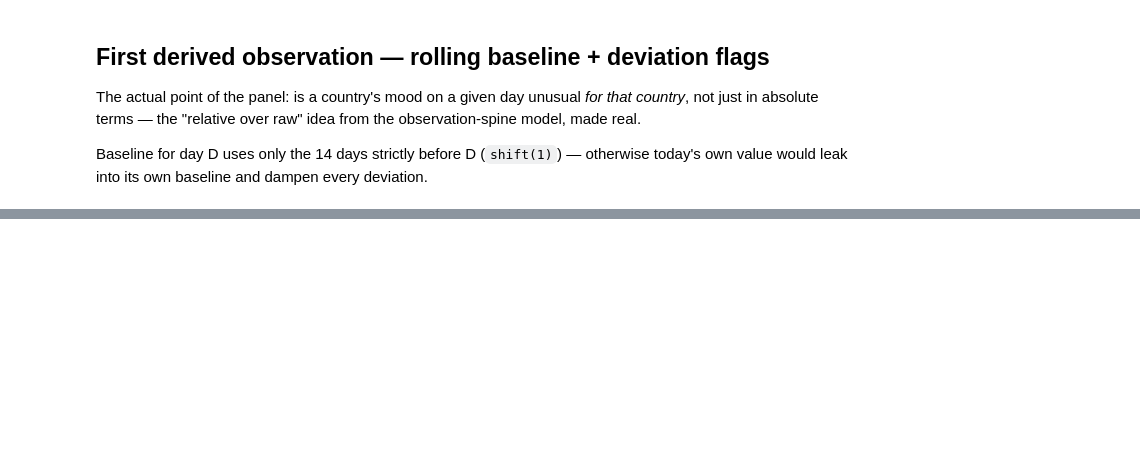
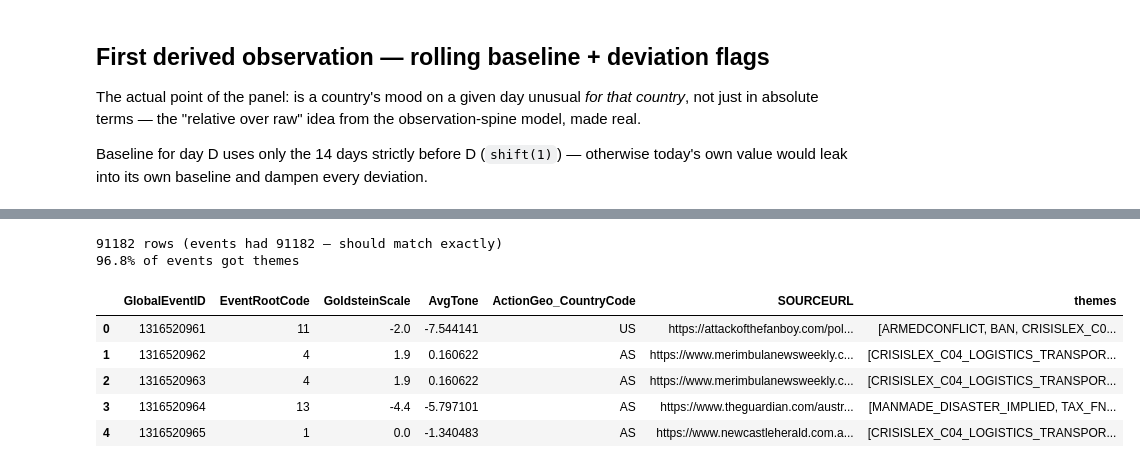
Before and after one commit to diegojramirezs7/zitygeist-data, a Jupyter notebook: notebooks/gdelt/gdelt.ipynb, the cells around one changed output, grey strips where cells are left out. Cells and saved outputs as stored; diff of their text form; code cells hidden in the pictures; blank space fills up the shorter version.

```diff
--- a/notebooks/gdelt/gdelt.ipynb
+++ b/notebooks/gdelt/gdelt.ipynb
@@ -226,7 +226,7 @@ COUNTRIES = ["CA", "US", "MX", "UK", "GM"]  # FIPS 10-4, not ISO — see note ab
 
 PANEL_COLS = ["ActionGeo_CountryCode", "GoldsteinScale", "AvgTone", "GlobalEventID"]
 
-def fetch_gdelt_day(day: date, usecols: list[str]) -> pd.DataFrame:
+def fetch_gdelt_day(day: date, usecols: list[str]=V1_COLS) -> pd.DataFrame:
     """One GDELT 1.0 daily file -> DataFrame with just the columns we asked for."""
     url = f"http://data.gdeltproject.org/events/{day.strftime('%Y%m%d')}.export.CSV.zip"
     r = requests.get(url, timeout=60)
@@ -297,0 +327,11 @@ NameError: name 'panel' is not defined
+# %%
+def fetch_gkg_day(day: date) -> pd.DataFrame:
+    """One day of GDELT's GKG table. Has a real header, so no column list to maintain."""
+    url = f"http://data.gdeltproject.org/gkg/{day.strftime('%Y%m%d')}.gkg.csv.zip"
+    r = requests.get(url, timeout=60)
+    r.raise_for_status()
+    z = zipfile.ZipFile(io.BytesIO(r.content))
+    return pd.read_csv(z.open(z.namelist()[0]), sep="\t", low_memory=False)
+
+
+gkg = fetch_gkg_day(date.today() - timedelta(days=2))
@@ -297,0 +394,33 @@ NameError: name 'panel' is not defined
+# %%
+GKG_DAY = date.today() - timedelta(days=2)   # same day as `gkg` above
+
+EVENT_COLS = ["GlobalEventID", "EventRootCode", "GoldsteinScale", "AvgTone",
+              "ActionGeo_CountryCode", "SOURCEURL"]
+events = fetch_gdelt_day(GKG_DAY, EVENT_COLS)
+
+# one row per (event id, covering article) — this is where the fan-out happens
+pairs = gkg[["CAMEOEVENTIDS", "THEMES"]].dropna(subset=["CAMEOEVENTIDS", "THEMES"]).copy()
+pairs["GlobalEventID"] = pairs["CAMEOEVENTIDS"].str.split(",")
+pairs = pairs.explode("GlobalEventID")
+pairs["GlobalEventID"] = pairs["GlobalEventID"].astype("int64")
+
+# collapse back down to one row per event: union of every covering article's theme tags
+theme_by_event = (
+    pairs.groupby("GlobalEventID")["THEMES"]
+    .apply(lambda s: sorted(set(";".join(s).split(";")) - {""}))
+)
+
+enriched = events.merge(theme_by_event.rename("themes"), on="GlobalEventID", how="left")
+
+print(f"{len(enriched)} rows (events had {len(events)} — should match exactly)")
+print(f"{enriched['themes'].notna().mean():.1%} of events got themes")
+enriched.dropna(subset=["themes"]).head()
+# %% [output]
+91182 rows (events had 91182 — should match exactly)
+96.8% of events got themes
+|  | GlobalEventID | EventRootCode | GoldsteinScale | AvgTone | ActionGeo_CountryCode | SOURCEURL | themes |
+| 0 | 1316520961 | 11 | -2.0 | -7.544141 | US | https://attackofthefanboy.com/pol... | [ARMEDCONFLICT, BAN, CRISISLEX_C0... |
+| 1 | 1316520962 | 4 | 1.9 | 0.160622 | AS | https://www.merimbulanewsweekly.c... | [CRISISLEX_C04_LOGISTICS_TRANSPOR... |
+| 2 | 1316520963 | 4 | 1.9 | 0.160622 | AS | https://www.merimbulanewsweekly.c... | [CRISISLEX_C04_LOGISTICS_TRANSPOR... |
+| 3 | 1316520964 | 13 | -4.4 | -5.797101 | AS | https://www.theguardian.com/austr... | [MANMADE_DISASTER_IMPLIED, TAX_FN... |
+| 4 | 1316520965 | 1 | 0.0 | -1.340483 | AS | https://www.newcastleherald.com.a... | [CRISISLEX_C04_LOGISTICS_TRANSPOR... |
```
Also changed, not shown: parts of 17 cells of this notebook.
